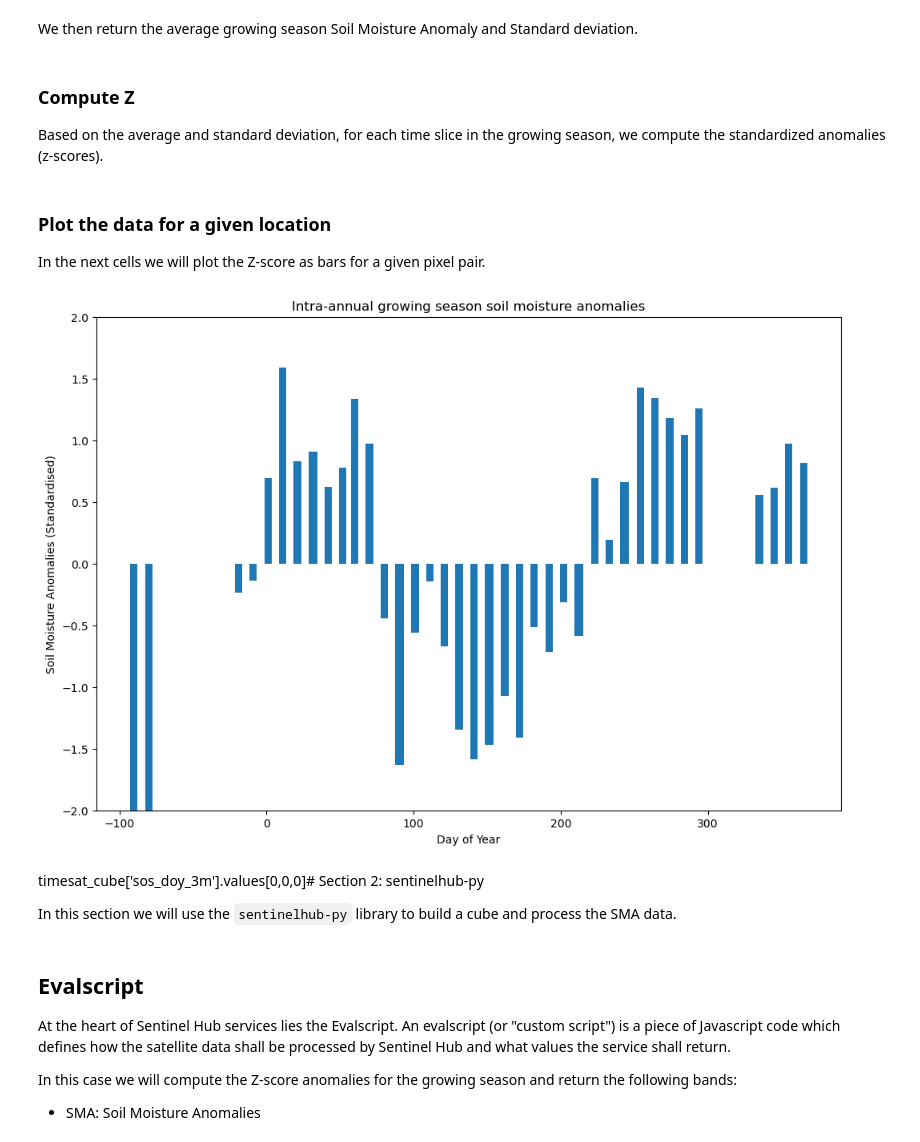
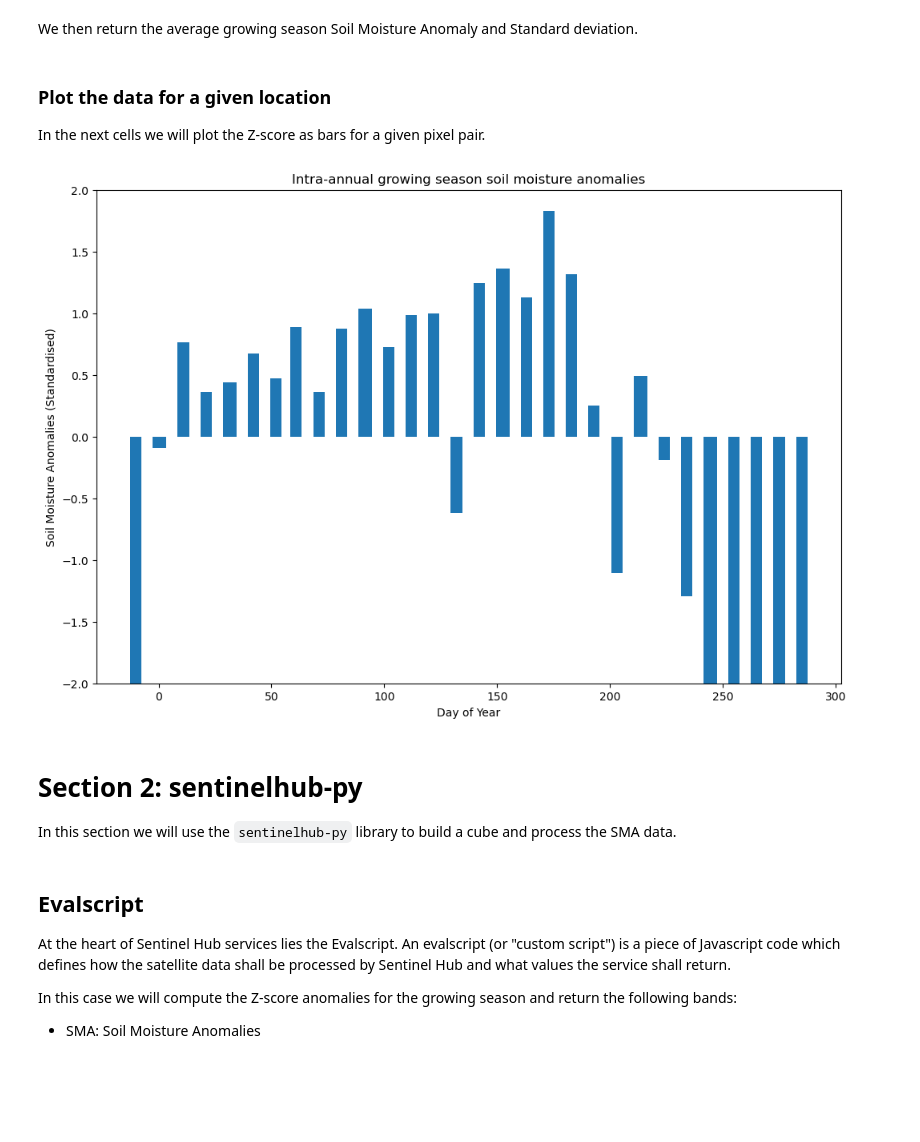
Before and after one commit to VITObelgium/HR-VPP-High-Resolution-Vegetation-Phenology-and-Productivity, a Jupyter notebook: scripts/usecases/notebooks/HR-VPP_drought_usecase.ipynb, the cells around one changed output. Drawn from its saved outputs; the diff is of its cells as text; code cells hidden in the pictures; blank space fills up the shorter version.

```diff
--- a/scripts/usecases/notebooks/HR-VPP_drought_usecase.ipynb
+++ b/scripts/usecases/notebooks/HR-VPP_drought_usecase.ipynb
@@ -255,9 +253,9 @@ timesat_cube = timesat_cube.dropna("time", how="all")
 For the SMA cube, the processing takes longer because the time-slices with data are distributed across the years and the nodata filter has to check every day over the 10 years.
 # %%
 # A trick to reduce the amount of data since SMA is every 10 days
-sma_cube = sma_cube.where((sma_cube.time.dt.day == 1) | (sma_cube.time.dt.day == 11) | (sma_cube.time.dt.day == 21) | (sma_cube.time.dt.day == 31), drop=True)
+sma_xcube = sma_xcube.where((sma_xcube.time.dt.day == 1) | (sma_xcube.time.dt.day == 11) | (sma_xcube.time.dt.day == 21) | (sma_xcube.time.dt.day == 31), drop=True)
 
-sma_cube = sma_cube.dropna("time", how="all")
+sma_xcube = sma_xcube.dropna("time", how="all")
 # %% [markdown]
 #### Check the xcubes
 
@@ -295,10 +293,10 @@ plt.show()
 Following the instructions in the proposal, we set a "cutoff" function for SMA values to +3 and -3.
 # %%
 # Filter values larger than 3 and smaller than -3
-filter_step_1 = sma_cube["anomaly"].where(sma_cube["anomaly"]<=3, 3)
+filter_step_1 = sma_xcube["anomaly"].where(sma_xcube["anomaly"]<=3, 3)
 filter_step_2 = filter_step_1.where(filter_step_1 >=-3, -3)
 
-sma_cube["anomaly_filtered"] = filter_step_2
+sma_xcube["anomaly_filtered"] = filter_step_2
 # %% [markdown]
 ### Helper functions
 
@@ -554,7 +515,7 @@ yydoy_to_date(timesat_cube, "eos", "eos_doy", years_names)
 In the following cell we will extend the SOS to SOS-3 months. For the time being we cut a corner by simply substracting 90 days to the SOS (very approximate method).
 # %%
 # Remove 3 months for simplicity we consider 3 months = 30 days
-timesat_cube["sos_doy_3m"] = timesat_cube["sos_doy"] - 90
+timesat_xcube["sos_doy_3m"] = timesat_xcube["sos_doy"] - 90
 # %% [markdown]
 ### Compute indices of growing season for each pixel
 
@@ -569,4 +526,0 @@ sma_stats_growing_season = compute_mean_std_SMA_season(sma_cube, timesat_cube, y
-# %% [markdown]
-### Compute Z
-
-Based on the average and standard deviation, for each time slice in the growing season, we compute the standardized anomalies (z-scores).
@@ -577,28 +529,40 @@ compute_Z_within_years(sma_cube, timesat_cube, sma_stats_growing_season['SMA_ave
 
 In the next cells we will plot the Z-score as bars for a given pixel pair.
 # %%
-def plot_pixel_time_series(cube, x_pixel, y_pixel, year):
+def plot_pixel_time_series(cube, x_pixel, y_pixel, year, years_names, cube_sos_eos):
+
+    index_year_cube = years_names.index(year)
+    start_ind_year = cube_sos_eos.isel(time = index_year_cube)['SOS_start_ind'][x_pixel, y_pixel].values
+    end_ind_year = cube_sos_eos.isel(time = index_year_cube)['EOS_start_ind'][x_pixel, y_pixel].values
+
+
+    if np.isnan(start_ind_year) or np.isnan(end_ind_year):
+        print('NO SEASON FOR THIS YEAR')
+        return None
+
+    start_ind_year = int(start_ind_year)
+    end_ind_year  = int(end_ind_year)
+
+    SMA_values_pixel_season = cube['anomaly_filtered'][start_ind_year: end_ind_year+1, x_pixel, y_pixel]
+
+    doys = [x.timetuple().tm_yday if x.year == year else x.timetuple().tm_yday-365 for x in pd.DatetimeIndex(SMA_values_pixel_season.time.data)]
+
 
     fig, ax = plt.subplots(figsize=(12,8))
-    doys = [x for x in pd.DatetimeIndex(sma_cube.time.data) if x.year == year]
-    doys_prev_year = [x for x in pd.DatetimeIndex(sma_cube.time.data) if x.year == year-1]
-    doys_prev_year = [x for x in doys_prev_year if x.month > 9]
-    doys.extend(doys_prev_year)
-    y = cube["Z_intra_annual"].sel(time = doys).data
-    doys = [x.timetuple().tm_yday-365 if x.year == year-1 else x.timetuple().tm_yday for x in doys]
-    ax.bar(doys, y[:, x_pixel, y_pixel],width=5)
+
+    ax.bar(doys, SMA_values_pixel_season.values,width=5)
     ax.set_ylim(-2, 2)
     ax.set_xlabel("Day of Year")
     ax.set_ylabel("Soil Moisture Anomalies (Standardised)")
     ax.set_title("Intra-annual growing season soil moisture anomalies")
     plt.show()
 # %%
-year_Z_score_plotting = 2017
-plot_pixel_time_series(sma_cube, 0, 0, year_Z_score_plotting)
+year_Z_score_plotting = 2016
+plot_pixel_time_series(sma_xcube, 0, 0, year_Z_score_plotting, years_names, timesat_xcube)
 # %% [output]
-[figure, old version]
+[figure, new version]
 # %% [markdown]
-timesat_cube['sos_doy_3m'].values[0,0,0]# Section 2: sentinelhub-py  <a id='shpy'></a>
+# Section 2: sentinelhub-py  <a id='shpy'></a>
 
 
 
```
Also changed, not shown: parts of 35 cells of this notebook.
